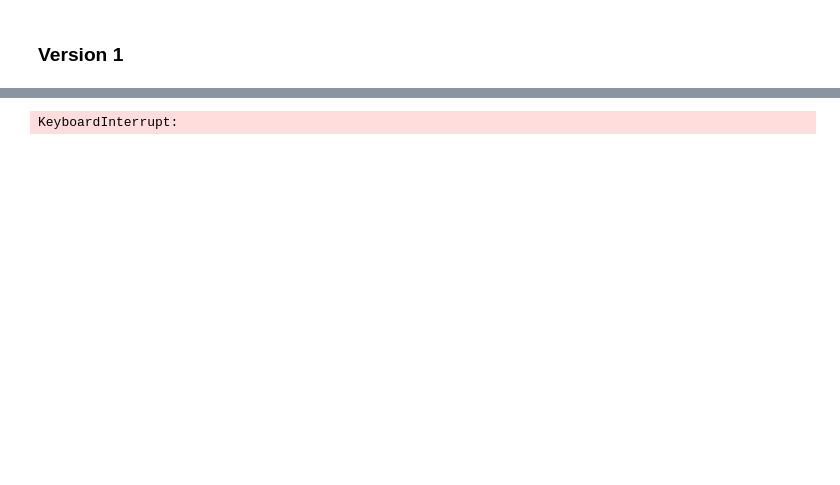
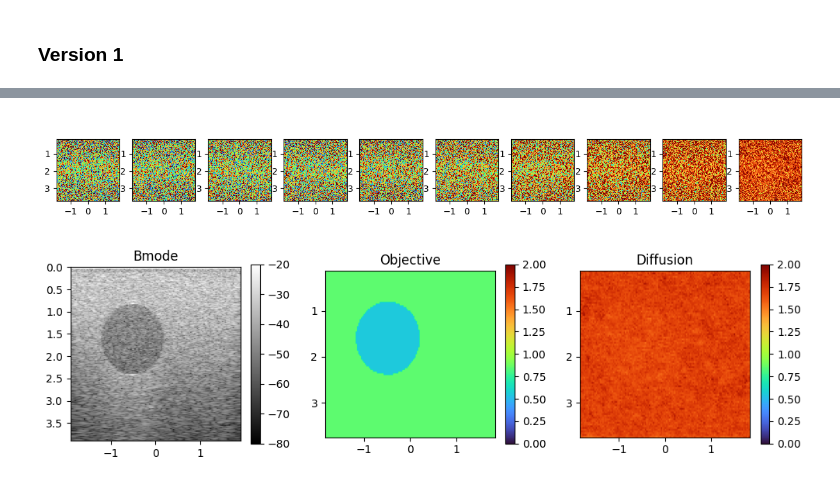
Before and after one commit to SebastianMerino/DL-Attenuation, a Jupyter notebook: sampling_simple.ipynb, the cells around one changed output, grey strips where cells are left out. Saved outputs shown, nothing was run; the diff lists cells and outputs as text; code cells hidden in the pictures; blank space fills up the shorter version.

```diff
--- a/sampling_simple.ipynb
+++ b/sampling_simple.ipynb
@@ -134,37 +136,39 @@ plt.show()
 # %%
-sample_id = 1
+sample_id = 2
 x_sample,y_sample = data.__getitem__(sample_id)
 x_sample = x_sample.unsqueeze(0)
 y_sample = y_sample.unsqueeze(0)
 
 data_dict = loadmat(str(mat_folder / mat_file_list[sample_id]))
 rf = data_dict['rf']
 Bmode = 20 * np.log10(np.abs(hilbert(rf, axis=0)))
 Bmode = Bmode - np.max(Bmode)
 
 intermediate = []
-for step in diffusion.p_sample_loop_progressive(model13A, y_sample.shape, x_sample, progress=True, clip_denoised=True):
+for step in diffusion.p_sample_loop_progressive(model1, y_sample.shape, x_sample, progress=True, clip_denoised=True):
     intermediate.append(step['sample'].cpu().detach())
 show_reverse_process(intermediate[::100])
 
 plt.figure(figsize=(12, 3))
 plt.subplot(1, 3, 1)
 plt.imshow(Bmode, cmap='gray', extent=extentBm)
 plt.clim([-80, -20])
 plt.colorbar()
 plt.title('Bmode')
+
 
 plt.subplot(1, 3, 2)
 show_tensor_image(y_sample.cpu())
 plt.colorbar()
 plt.set_cmap('turbo')
 plt.title('Objective')
 
 plt.subplot(1, 3, 3)
 show_tensor_image(intermediate[-1])
 plt.colorbar()
 plt.set_cmap('turbo')
 plt.title('Diffusion')
 plt.show()
 # %% [output]
-KeyboardInterrupt:
+[figure, added]
+[figure, added]
```
Also changed, not shown: parts of 6 cells of this notebook, 3 other files.
